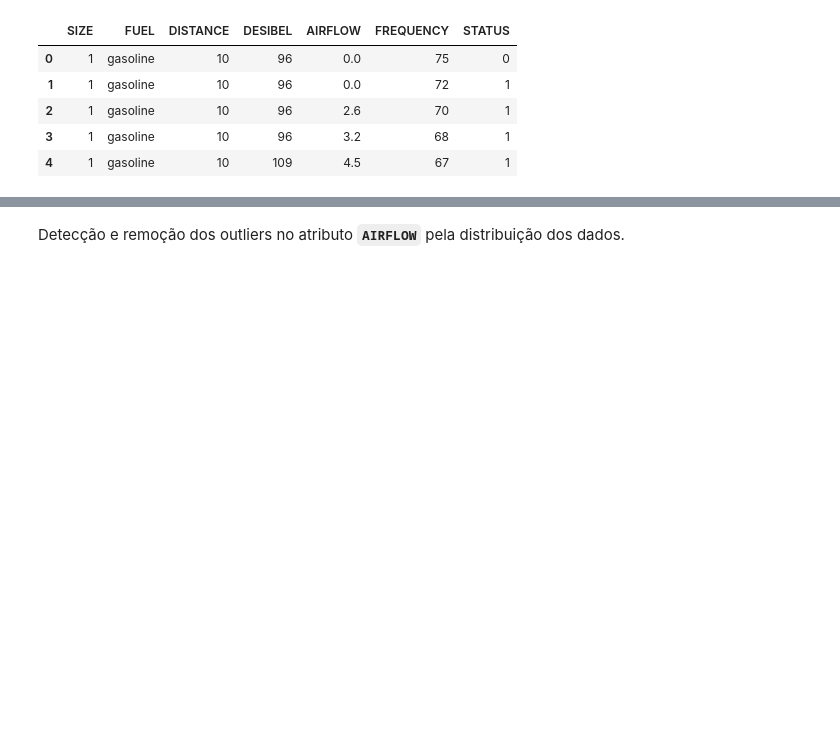
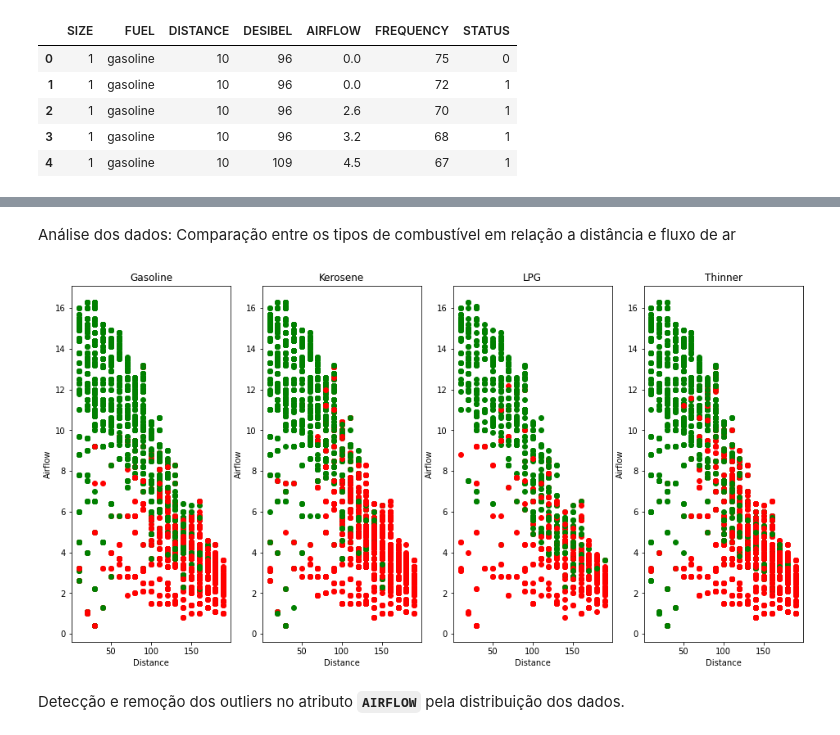
Before and after one commit to mathrmiranda/ML_Projeto, a Jupyter notebook: ML_Projeto.ipynb, the cells around one changed output, grey strips where cells are left out. Drawn from its saved outputs; the diff is of its cells as text; code cells hidden in the pictures; blank space fills up the shorter version.

```diff
--- a/ML_Projeto.ipynb
+++ b/ML_Projeto.ipynb
@@ -54,3 +58,51 @@ plt.show()
+# %% [markdown]
+Análise dos dados: Comparação entre os tipos de combustível em relação a distância e fluxo de ar
+# %%
+dummy_vars = pd.get_dummies(df['FUEL'])
+df_dummies = pd.concat([dummy_vars, df.drop('FUEL', axis=1)], axis = 1, sort=False)
+
+df_dummies = df_dummies.loc[df_dummies['AIRFLOW'] != 0]
+percent = 0.8
+
+samples_gasoline = df_dummies.loc[df_dummies['gasoline'] == 1,:].sample(frac=percent, replace=True)
+samples_kerosene = df_dummies.loc[df_dummies['kerosene'] == 1,:].sample(frac=percent, replace=True)
+samples_lpg = df_dummies.loc[df_dummies['lpg'] == 1,:].sample(frac=percent, replace=True)
+samples_thinner = df_dummies.loc[df_dummies['thinner'] == 1,:].sample(frac=percent, replace=True)
+
+plt.figure(figsize=(16, 8))
+colors = ['red','green']
+
+plt.subplot(1, 4, 1)
+plt.title("Gasoline")
+for index, row in samples_gasoline.iterrows():
+    plt.scatter(row['DISTANCE'], row['AIRFLOW'], c=colors[df['STATUS'][index]])
+plt.xlabel('Distance')
+plt.ylabel('Airflow')
+
+plt.subplot(1, 4, 2)
+plt.title("Kerosene")
+for index, row in samples_kerosene.iterrows():
+    plt.scatter(row['DISTANCE'], row['AIRFLOW'], c=colors[df['STATUS'][index]])
+plt.xlabel('Distance')
+plt.ylabel('Airflow')
+
+plt.subplot(1, 4, 3)
+plt.title("LPG")
+for index, row in samples_lpg.iterrows():
+    plt.scatter(row['DISTANCE'], row['AIRFLOW'], c=colors[df['STATUS'][index]])
+plt.xlabel('Distance')
+plt.ylabel('Airflow')
+
+plt.subplot(1, 4, 4)
+plt.title("Thinner")
+for index, row in samples_thinner.iterrows():
+    plt.scatter(row['DISTANCE'], row['AIRFLOW'], c=colors[df['STATUS'][index]])
+plt.xlabel('Distance')
+plt.ylabel('Airflow')
+
+plt.show()
+# %% [output]
+[figure, added]
 # %% [markdown]
 Detecção e remoção dos outliers no atributo **`AIRFLOW`** pela distribuição dos dados.
 # %%
```
Also changed, not shown: parts of 11 cells of this notebook, 1 other file.
